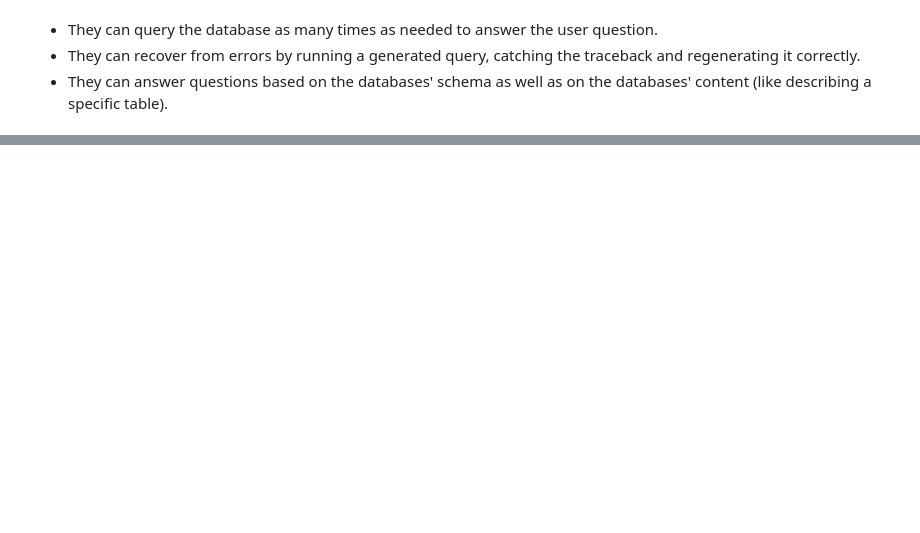
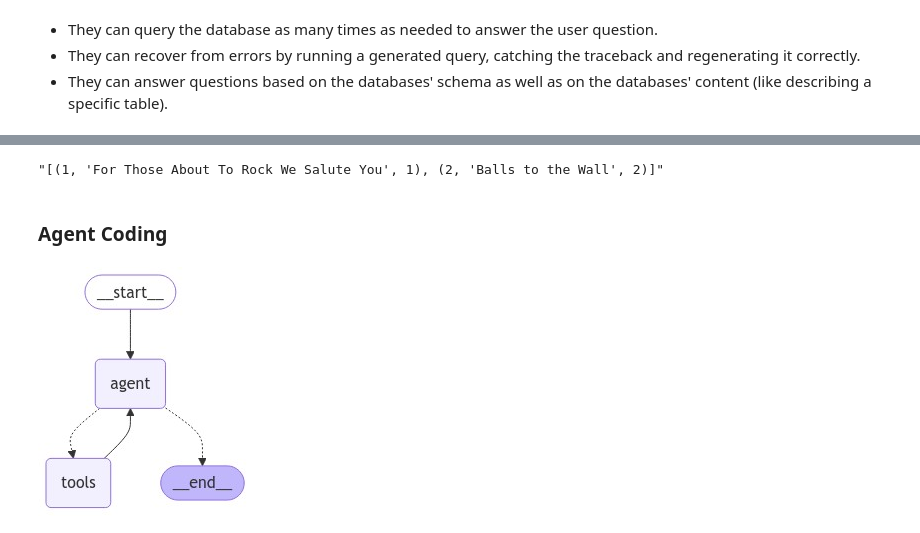
Before and after one commit to parthebhan/LangGraph-and-Ollama, a Jupyter notebook: 06 Text to MySQL Query Chatbot/Text to MySQL Agent.ipynb, the cells around one changed output, grey strips where cells are left out. Cells and saved outputs as stored; diff of their text form; code cells hidden in the pictures; blank space fills up the shorter version.

Commit message:
mysql agent

```diff
--- a/06 Text to MySQL Query Chatbot/Text to MySQL Agent.ipynb
+++ b/06 Text to MySQL Query Chatbot/Text to MySQL Agent.ipynb
@@ -164,0 +54,2 @@ for step in graph.stream(query, stream_mode="updates"):
+# %%
+db.run("select * from Invoice as inv join Customer as c on inv.CustomerId=c.CustomerId LIMIT 1")
@@ -164,0 +149,3 @@ for step in graph.stream(query, stream_mode="updates"):
+# %%
+db.run('SELECT COUNT(*) AS EmployeeCount FROM Employee')
+db.run('SELECT AlbumId, Title FROM Album')
@@ -166,3 +244,7 @@ for step in graph.stream(query, stream_mode="updates"):
 - They can query the database as many times as needed to answer the user question.
 - They can recover from errors by running a generated query, catching the traceback and regenerating it correctly.
 - They can answer questions based on the databases' schema as well as on the databases' content (like describing a specific table).
+# %%
+from langchain import hub
+
+prompt = hub.pull("langchain-ai/sql-agent-system-prompt")
@@ -168,0 +270,3 @@ for step in graph.stream(query, stream_mode="updates"):
+# %%
+system_prompt = prompt.invoke({'dialect': db.dialect, 'top_k': 5})
+system_prompt = prompt.format(dialect = db.dialect, top_k = 5)
@@ -197,0 +298,4 @@ display(Image(agent_executor.get_graph().draw_mermaid_png()))
+# %%
+tools[0].invoke("select * from Album LIMIT 2")
+# %% [output]
+"[(1, 'For Those About To Rock We Salute You', 1), (2, 'Balls to the Wall', 2)]"
@@ -197,0 +304,2 @@ display(Image(agent_executor.get_graph().draw_mermaid_png()))
+# %% [markdown]
+### Agent Coding
@@ -198 +309,7 @@ display(Image(agent_executor.get_graph().draw_mermaid_png()))
+# %%
+agent_executor = create_react_agent(llm, tools, state_modifier=system_prompt)
+
+display(Image(agent_executor.get_graph().draw_mermaid_png()))
+# %% [output]
+[figure, added]
 # %%
```
Also changed, not shown: parts of 60 cells of this notebook.
